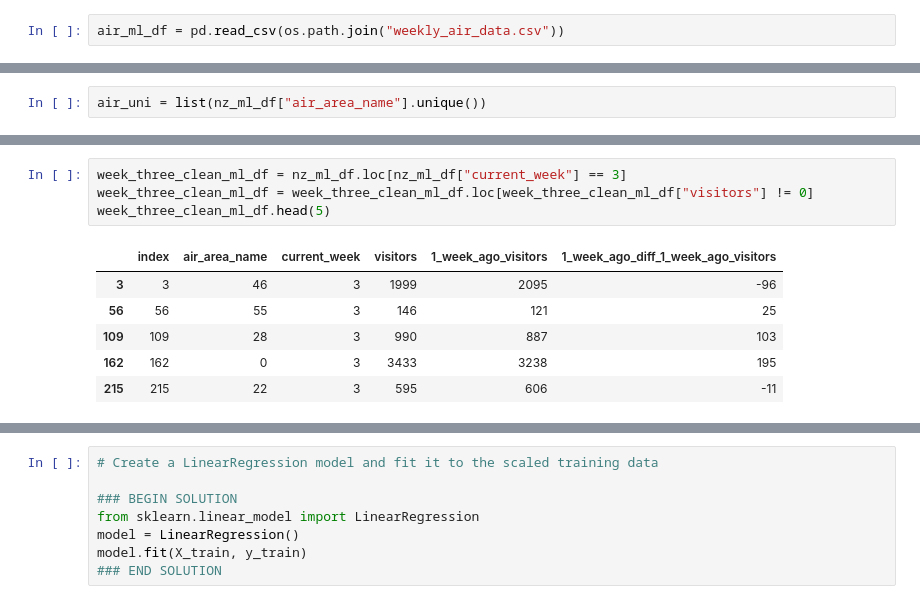
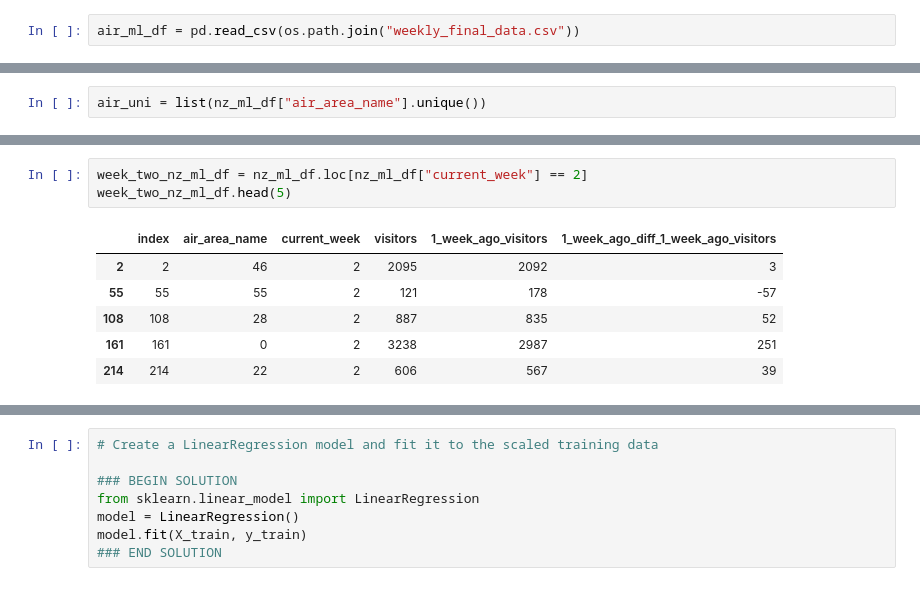
Before and after one commit to Gan001/dataviz-final-project, a Jupyter notebook: ML_Air.ipynb, the cells around one changed output, grey strips where cells are left out. Cells and saved outputs as stored; diff of their text form.

```diff
--- a/ML_Air.ipynb
+++ b/ML_Air.ipynb
@@ -4,7 +4,7 @@ import pandas as pd
 import os
 import matplotlib.pyplot as plt
 # %%
-air_ml_df = pd.read_csv(os.path.join("weekly_air_data.csv"))
+air_ml_df = pd.read_csv(os.path.join("weekly_final_data.csv"))
 # %%
 ic_air_ml_df = air_ml_df.loc[air_ml_df["visitors"]==0]
 ic_air_ml_df.head(5)
@@ -112,15 +152,14 @@ X.shape
 # %% [output]
 (78, 3)
 # %%
-week_three_clean_ml_df = nz_ml_df.loc[nz_ml_df["current_week"] == 3]
-week_three_clean_ml_df = week_three_clean_ml_df.loc[week_three_clean_ml_df["visitors"] != 0]
-week_three_clean_ml_df.head(5)
+week_two_nz_ml_df = nz_ml_df.loc[nz_ml_df["current_week"] == 2]
+week_two_nz_ml_df.head(5)
 # %% [output]
 |  | index | air_area_name | current_week | visitors | 1_week_ago_visitors | 1_week_ago_diff_1_week_ago_visitors |
-| 3 | 3 | 46 | 3 | 1999 | 2095 | -96 |
-| 56 | 56 | 55 | 3 | 146 | 121 | 25 |
-| 109 | 109 | 28 | 3 | 990 | 887 | 103 |
-| 162 | 162 | 0 | 3 | 3433 | 3238 | 195 |
-| 215 | 215 | 22 | 3 | 595 | 606 | -11 |
+| 2 | 2 | 46 | 2 | 2095 | 2092 | 3 |
+| 55 | 55 | 55 | 2 | 121 | 178 | -57 |
+| 108 | 108 | 28 | 2 | 887 | 835 | 52 |
+| 161 | 161 | 0 | 2 | 3238 | 2987 | 251 |
+| 214 | 214 | 22 | 2 | 606 | 567 | 39 |
 # %%
 features = ['air_area_name','current_week','1_week_ago_diff_1_week_ago_visitors']
```
Also changed, not shown: parts of 29 cells of this notebook, 4 other files.
